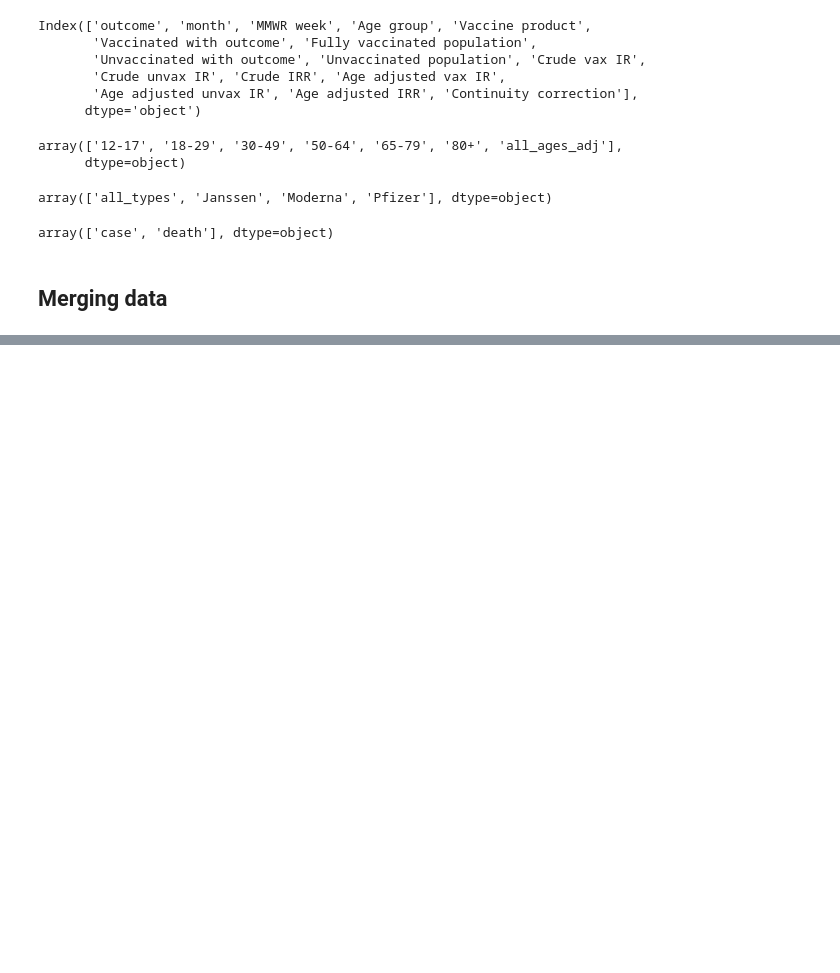
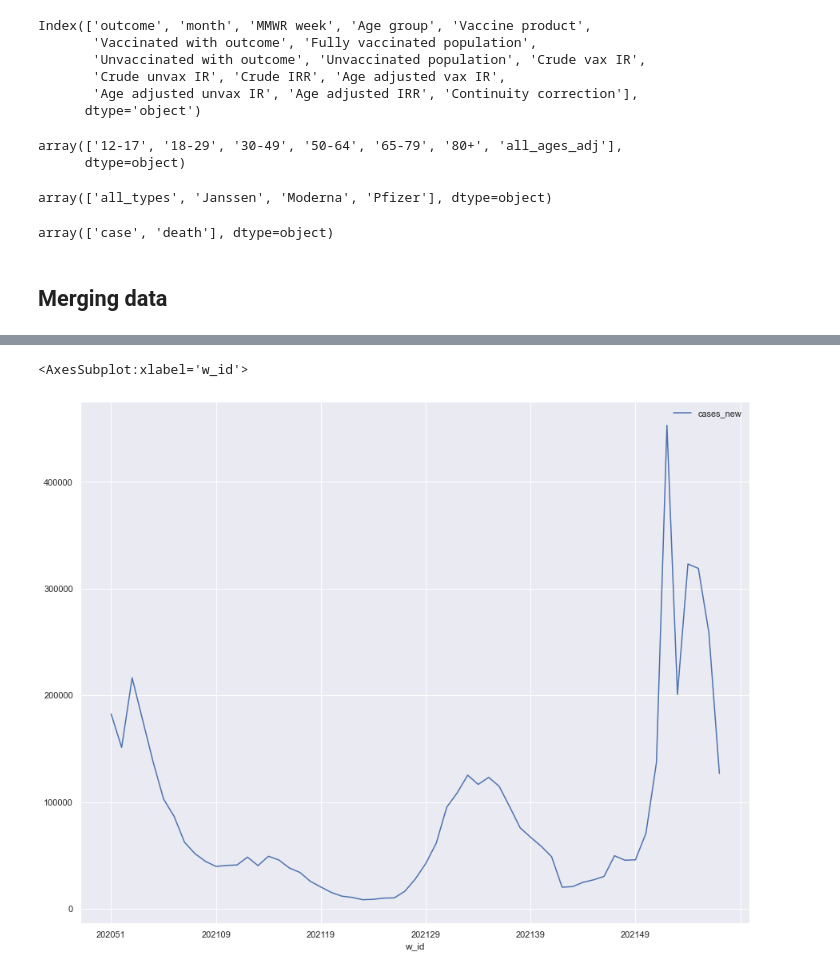
Before and after one commit to vaddhiparthy/COVID-Data-Analysis, a Jupyter notebook: COVID Data Analysis.ipynb, the cells around one changed output, grey strips where cells are left out. Saved outputs shown, nothing was run; the diff lists cells and outputs as text; code cells hidden in the pictures; blank space fills up the shorter version.

```diff
--- a/COVID Data Analysis.ipynb
+++ b/COVID Data Analysis.ipynb
@@ -585,0 +1006,9 @@ Length: 100, dtype: int64
+# %%
+#Unique week identifier genration to group by the week of all state cases
+df_hvc["w_id"]=df_hvc['date'].astype(str).str[:4]+df_hvc["week"].astype(str)
+df_hvc_sum =df_hvc.groupby('w_id').sum()
+df_hvc_sum=df_hvc_sum.reset_index()
+df_hvc_sum.plot( 'w_id' , 'cases_new' )
+# %% [output]
+<AxesSubplot:xlabel='w_id'>
+[figure, added]
```
Also changed, not shown: parts of 116 cells of this notebook.
